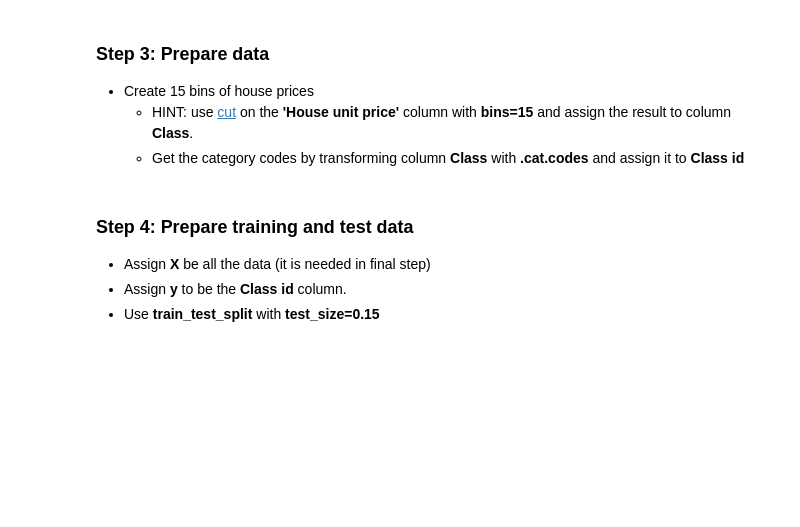
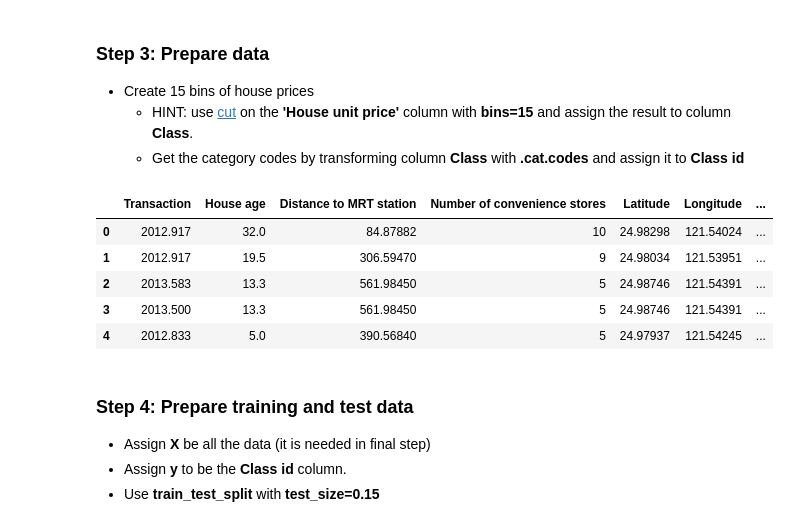
Before and after one commit to adel-nouar/ML_with_Rune, a Jupyter notebook: 03 - Project - Classify House Prices.ipynb, the cells around one changed output. Saved outputs shown, nothing was run; the diff lists cells and outputs as text; code cells hidden in the pictures; blank space fills up the shorter version.

```diff
--- a/03 - Project - Classify House Prices.ipynb
+++ b/03 - Project - Classify House Prices.ipynb
@@ -17,6 +37,17 @@ from sklearn.metrics import r2_score, accuracy_score
 - Create 15 bins of house prices
     - HINT: use [cut](https://pandas.pydata.org/docs/reference/api/pandas.cut.html) on the **'House unit price'** column with **bins=15** and assign the result to column **Class**.
     - Get the category codes by transforming column **Class** with **.cat.codes** and assign it to **Class id**
+# %%
+data['Class'] = pd.cut(data['House unit price'], bins=15)
+data['Class id'] = data['Class'].cat.codes
+data.head()
+# %% [output]
+|  | Transaction | House age | Distance to MRT station | Number of convenience stores | Latitude | Longitude | ... |
+| 0 | 2012.917 | 32.0 | 84.87882 | 10 | 24.98298 | 121.54024 | ... |
+| 1 | 2012.917 | 19.5 | 306.59470 | 9 | 24.98034 | 121.53951 | ... |
+| 2 | 2013.583 | 13.3 | 561.98450 | 5 | 24.98746 | 121.54391 | ... |
+| 3 | 2013.500 | 13.3 | 561.98450 | 5 | 24.98746 | 121.54391 | ... |
+| 4 | 2012.833 | 5.0 | 390.56840 | 5 | 24.97937 | 121.54245 | ... |
 # %% [markdown]
 ### Step 4: Prepare training and test data
 - Assign **X** be all the data (it is needed in final step)
```
Also changed, not shown: parts of 9 cells of this notebook.
